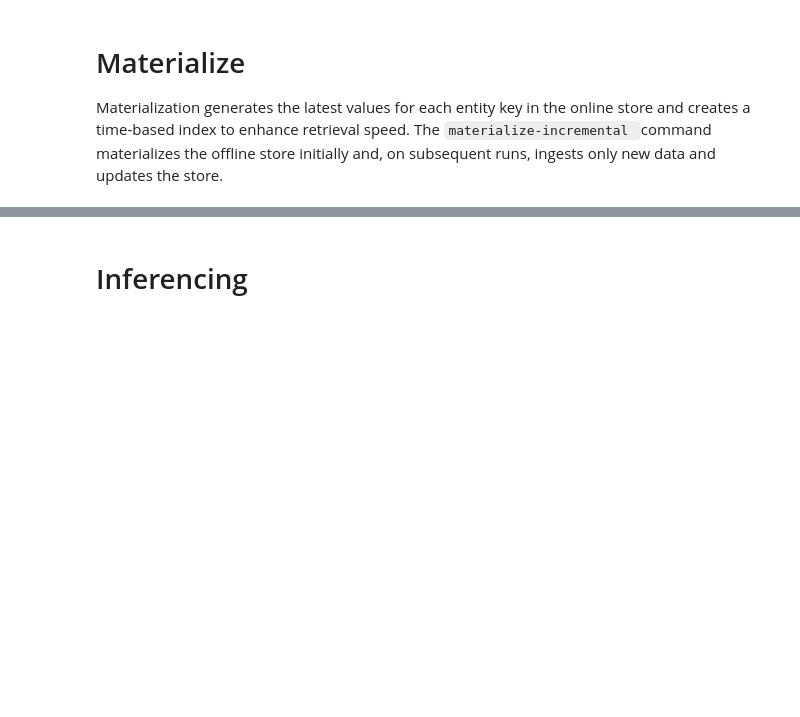
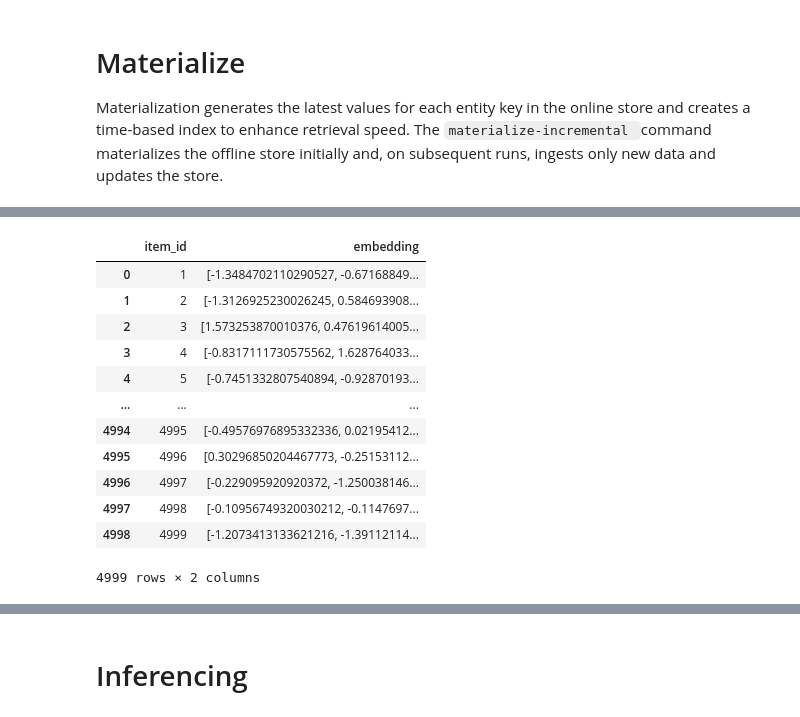
Before and after one commit to RHEcosystemAppEng/feast-edb-demo, a Jupyter notebook: main.ipynb, the cells around one changed output, grey strips where cells are left out. Cells and saved outputs as stored; diff of their text form; code cells hidden in the pictures; blank space fills up the shorter version.

```diff
--- a/main.ipynb
+++ b/main.ipynb
@@ -152,0 +150,16 @@ store.materialize_incremental(datetime.now() - timedelta(days=365 * 5), feature_
+# %%
+store.get_online_features(store.get_feature_service('item_embedding'), [{'item_id': i} for i in range(1, 5000)]).to_df()
+# %% [output]
+|  | item_id | embedding |
+| 0 | 1 | [-1.3484702110290527, -0.67168849... |
+| 1 | 2 | [-1.3126925230026245, 0.584693908... |
+| 2 | 3 | [1.573253870010376, 0.47619614005... |
+| 3 | 4 | [-0.8317111730575562, 1.628764033... |
+| 4 | 5 | [-0.7451332807540894, -0.92870193... |
+| ... | ... | ... |
+| 4994 | 4995 | [-0.49576976895332336, 0.02195412... |
+| 4995 | 4996 | [0.30296850204467773, -0.25153112... |
+| 4996 | 4997 | [-0.229095920920372, -1.250038146... |
+| 4997 | 4998 | [-0.10956749320030212, -0.1147697... |
+| 4998 | 4999 | [-1.2073413133621216, -1.39112114... |
+4999 rows × 2 columns
```
Also changed, not shown: parts of 11 cells of this notebook, 6 other files.
